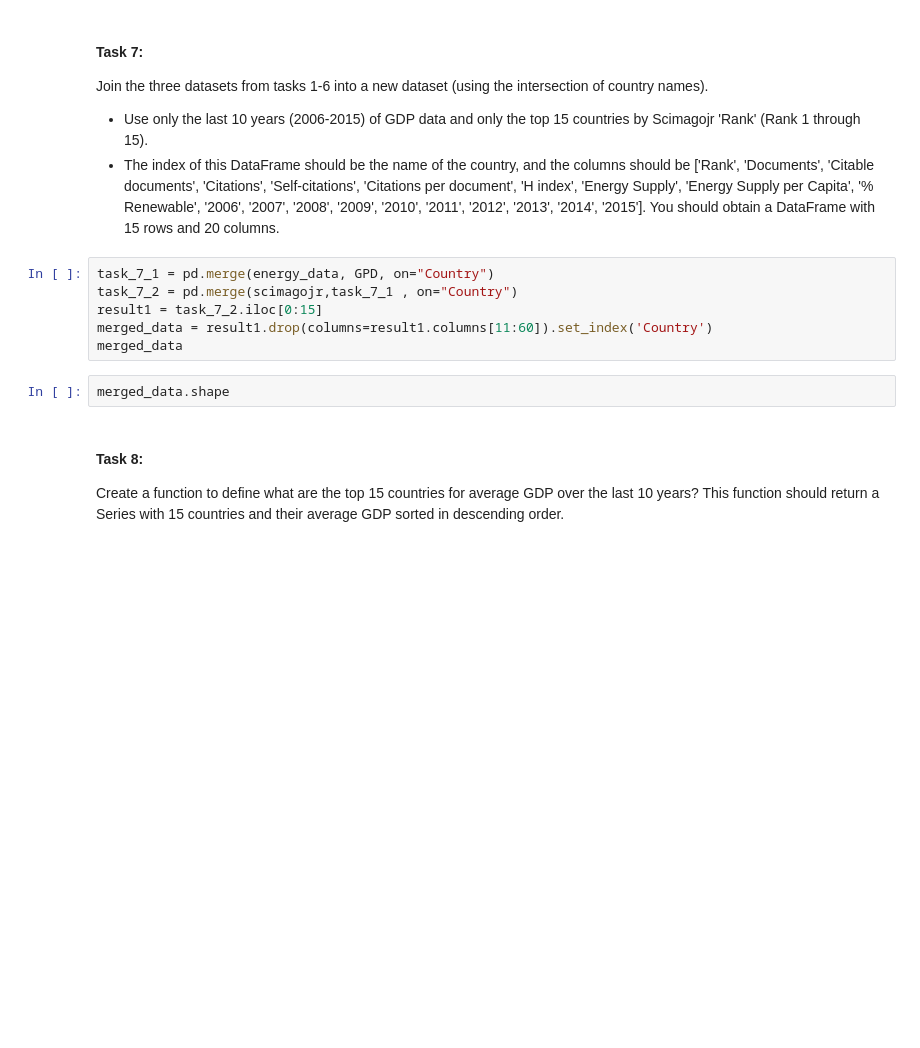
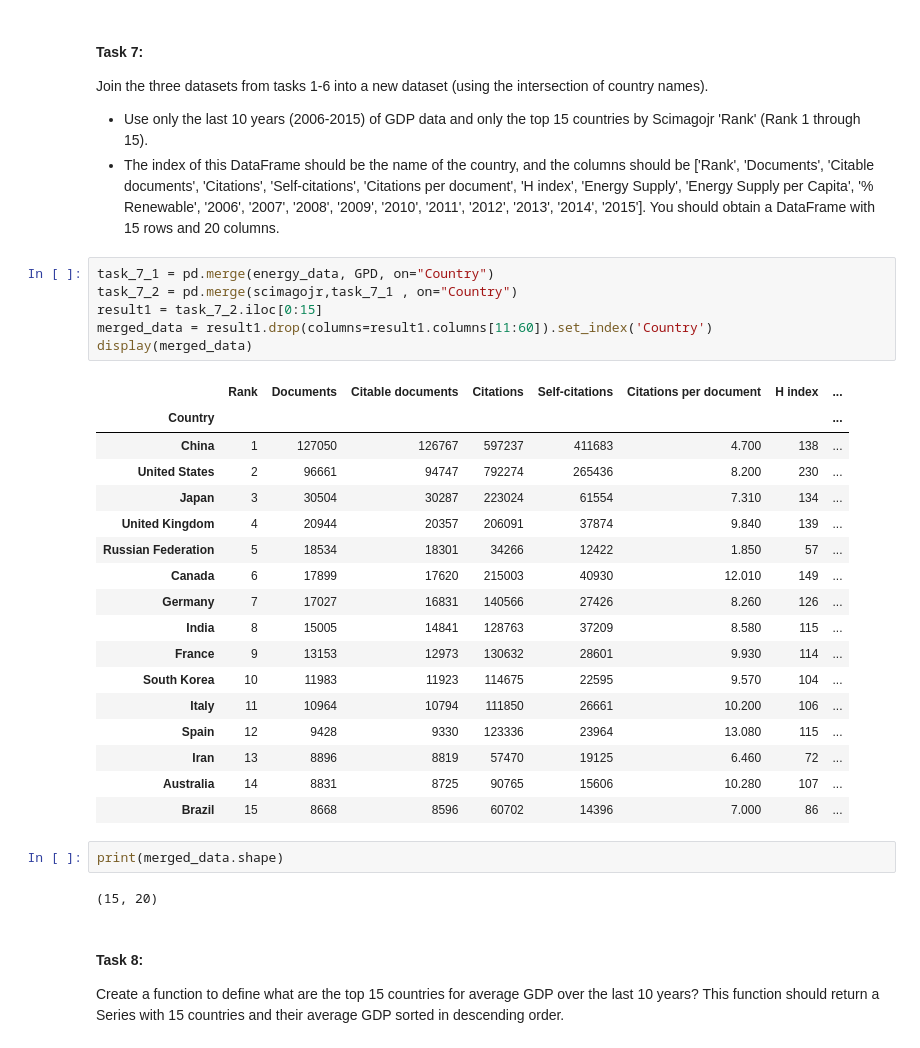
Before and after one commit to luna2325/python-data-processing-lab-3, a Jupyter notebook: Third_lab.ipynb, the cells around one changed output. Saved outputs shown, nothing was run; the diff lists cells and outputs as text; blank space fills up the shorter version.

```diff
--- a/Third_lab.ipynb
+++ b/Third_lab.ipynb
@@ -134,11 +134,31 @@ You should obtain a DataFrame with 15 rows and 20 columns.
 # %%
 task_7_1 = pd.merge(energy_data, GPD, on="Country")
 task_7_2 = pd.merge(scimagojr,task_7_1 , on="Country")
 result1 = task_7_2.iloc[0:15]
 merged_data = result1.drop(columns=result1.columns[11:60]).set_index('Country')
-merged_data
+display(merged_data)
+# %% [output]
+|  | Rank | Documents | Citable documents | Citations | Self-citations | Citations per document | H index | ... |
+| Country |  |  |  |  |  |  |  | ... |
+| China | 1 | 127050 | 126767 | 597237 | 411683 | 4.700 | 138 | ... |
+| United States | 2 | 96661 | 94747 | 792274 | 265436 | 8.200 | 230 | ... |
+| Japan | 3 | 30504 | 30287 | 223024 | 61554 | 7.310 | 134 | ... |
+| United Kingdom | 4 | 20944 | 20357 | 206091 | 37874 | 9.840 | 139 | ... |
+| Russian Federation | 5 | 18534 | 18301 | 34266 | 12422 | 1.850 | 57 | ... |
+| Canada | 6 | 17899 | 17620 | 215003 | 40930 | 12.010 | 149 | ... |
+| Germany | 7 | 17027 | 16831 | 140566 | 27426 | 8.260 | 126 | ... |
+| India | 8 | 15005 | 14841 | 128763 | 37209 | 8.580 | 115 | ... |
+| France | 9 | 13153 | 12973 | 130632 | 28601 | 9.930 | 114 | ... |
+| South Korea | 10 | 11983 | 11923 | 114675 | 22595 | 9.570 | 104 | ... |
+| Italy | 11 | 10964 | 10794 | 111850 | 26661 | 10.200 | 106 | ... |
+| Spain | 12 | 9428 | 9330 | 123336 | 23964 | 13.080 | 115 | ... |
+| Iran | 13 | 8896 | 8819 | 57470 | 19125 | 6.460 | 72 | ... |
+| Australia | 14 | 8831 | 8725 | 90765 | 15606 | 10.280 | 107 | ... |
+| Brazil | 15 | 8668 | 8596 | 60702 | 14396 | 7.000 | 86 | ... |
 # %%
-merged_data.shape
+print(merged_data.shape)
+# %% [output]
+(15, 20)
 # %% [markdown]
 #### Task 8:
 Create a function to define what are the top 15 countries for average GDP over the last 10 years?
```
Also changed, not shown: parts of 11 cells of this notebook.
